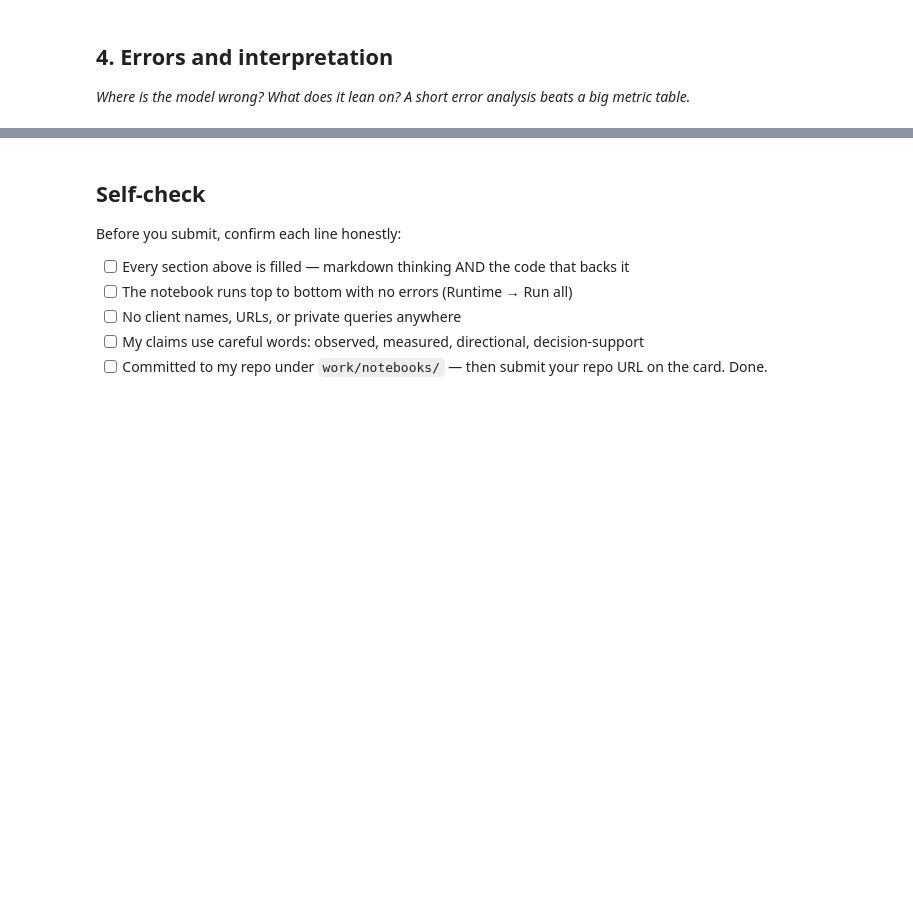
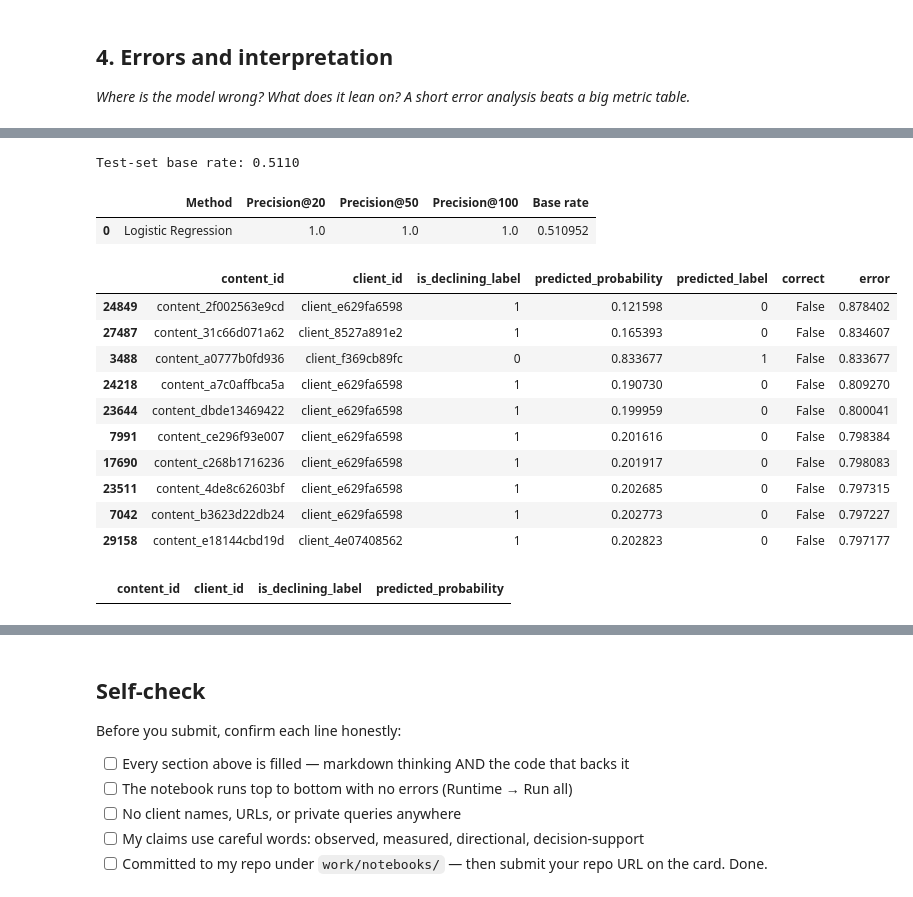
Before and after one commit to dee0742/ML-FlyRank-Task, a Jupyter notebook: work/notebooks/w05_model.ipynb, the cells around one changed output, grey strips where cells are left out. Drawn from its saved outputs; the diff is of its cells as text; code cells hidden in the pictures; blank space fills up the shorter version.

```diff
--- a/work/notebooks/w05_model.ipynb
+++ b/work/notebooks/w05_model.ipynb
@@ -36,0 +214,76 @@ This skeleton is yours to fill. Work the sections **in order** — each one has
+# %%
+base_rate = y_test.mean()
+
+print(f"Test-set base rate: {base_rate:.4f}")
+# %% [output]
+Test-set base rate: 0.5110
+# %%
+comparison = pd.DataFrame({
+    "Method": [
+        "Logistic Regression"
+    ],
+    "Precision@20": [
+        precision_at_k(results, 20)
+    ],
+    "Precision@50": [
+        precision_at_k(results, 50)
+    ],
+    "Precision@100": [
+        precision_at_k(results, 100)
+    ],
+    "Base rate": [
+        base_rate
+    ]
+})
+
+comparison
+# %% [output]
+|  | Method | Precision@20 | Precision@50 | Precision@100 | Base rate |
+| 0 | Logistic Regression | 1.0 | 1.0 | 1.0 | 0.510952 |
+# %%
+error_analysis = test[
+    ["content_id", "client_id", target]
+].copy()
+
+error_analysis["predicted_probability"] = probability
+
+error_analysis["predicted_label"] = (
+    error_analysis["predicted_probability"] >= 0.5
+).astype(int)
+
+error_analysis["correct"] = (
+    error_analysis["predicted_label"]
+    == error_analysis[target]
+)
+
+error_analysis["error"] = (
+    error_analysis[target]
+    - error_analysis["predicted_probability"]
+).abs()
+
+error_analysis.sort_values(
+    "error",
+    ascending=False
+).head(10)
+# %% [output]
+|  | content_id | client_id | is_declining_label | predicted_probability | predicted_label | correct | error |
+| 24849 | content_2f002563e9cd | client_e629fa6598 | 1 | 0.121598 | 0 | False | 0.878402 |
+| 27487 | content_31c66d071a62 | client_8527a891e2 | 1 | 0.165393 | 0 | False | 0.834607 |
+| 3488 | content_a0777b0fd936 | client_f369cb89fc | 0 | 0.833677 | 1 | False | 0.833677 |
+| 24218 | content_a7c0affbca5a | client_e629fa6598 | 1 | 0.190730 | 0 | False | 0.809270 |
+| 23644 | content_dbde13469422 | client_e629fa6598 | 1 | 0.199959 | 0 | False | 0.800041 |
+| 7991 | content_ce296f93e007 | client_e629fa6598 | 1 | 0.201616 | 0 | False | 0.798384 |
+| 17690 | content_c268b1716236 | client_e629fa6598 | 1 | 0.201917 | 0 | False | 0.798083 |
+| 23511 | content_4de8c62603bf | client_e629fa6598 | 1 | 0.202685 | 0 | False | 0.797315 |
+| 7042 | content_b3623d22db24 | client_e629fa6598 | 1 | 0.202773 | 0 | False | 0.797227 |
+| 29158 | content_e18144cbd19d | client_4e07408562 | 1 | 0.202823 | 0 | False | 0.797177 |
+# %%
+top_50 = results.head(50)
+
+false_positives = top_50[
+    top_50[target] == 0
+]
+
+false_positives.head(3)
+# %% [output]
+|  | content_id | client_id | is_declining_label | predicted_probability |
```
Also changed, not shown: parts of 14 cells of this notebook.
